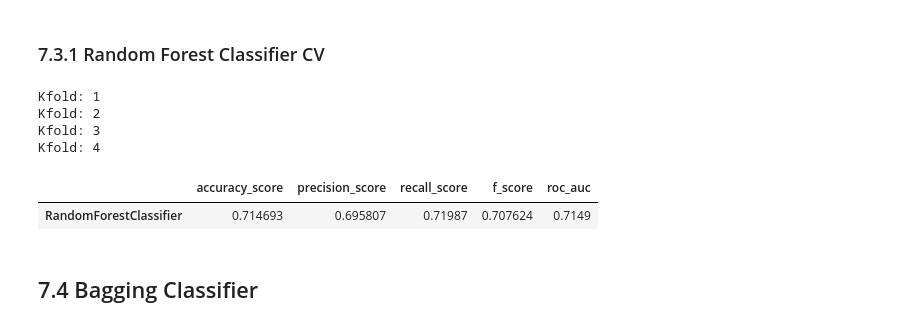
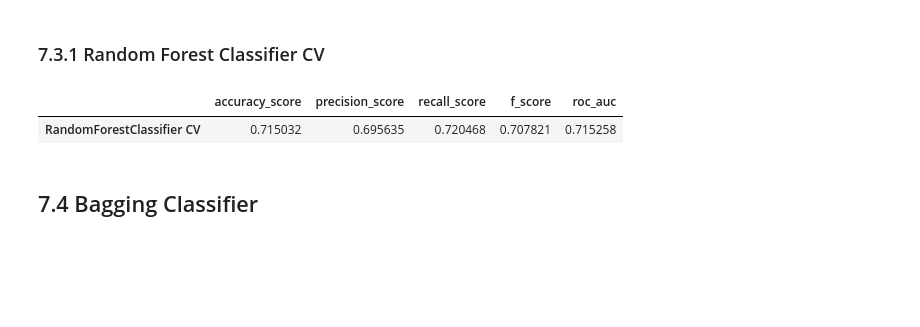
Before and after one commit to RoneyDev7/Cardio_Catch_Disease, a Jupyter notebook: 01-frn_cardio_catch_dieses.ipynb, the cells around one changed output. Saved outputs shown, nothing was run; the diff lists cells and outputs as text; code cells hidden in the pictures; blank space fills up the shorter version.

```diff
--- a/01-frn_cardio_catch_dieses.ipynb
+++ b/01-frn_cardio_catch_dieses.ipynb
@@ -39,7 +38,9 @@ df_raw.head()
 | 3 | 3 | 17623 | 2 | 169 | 82.0 | 150 | 100 | 1 | 1 | 0 | 0 | ... |
 | 4 | 4 | 17474 | 1 | 156 | 56.0 | 100 | 60 | 1 | 1 | 0 | 0 | ... |
 # %%
-def cross_valid_model(model_name, model, X, y, verbose=1, X_size = 0.75):
+
+def cross_valid_model(model_name, model, X, y, verbose=0, X_size = 0.75, drop_cols = [], normalize=False):
+    X = X.drop(drop_cols, axis=1)
     X.index, y.index = np.arange(0, len(X), 1), np.arange(0, len(X), 1)
     results = list()
     accuracy, precision, recall, f_score, roc_auc = list(), list(), list(), list(), list()
@@ -72,7 +73,7 @@ def cross_valid_model(model_name, model, X, y, verbose=1, X_size = 0.75):
     results = pd.DataFrame(results, index=[model_name])
 
 
-    return results
+    return results if normalize == False else results * 100
 # %% [markdown]
 # 1.0 DESCRIÇÃO DOS DADOS
 # %%
@@ -548,15 +543,11 @@ model_rfc_class
 # %%
 rfc_class = RandomForestClassifier(n_estimators=100, criterion = "entropy")
 
-rfc_cv = cross_valid_model(model_name = 'RandomForestClassifier', model = rfc_class, X = X, y = y, X_size=0.75)
+rfc_cv = cross_valid_model(model_name = 'RandomForestClassifier CV', model = rfc_class, X = X, y = y, X_size=0.75)
 rfc_cv
 # %% [output]
-Kfold: 1
-Kfold: 2
-Kfold: 3
-Kfold: 4
 |  | accuracy_score | precision_score | recall_score | f_score | roc_auc |
-| RandomForestClassifier | 0.714693 | 0.695807 | 0.71987 | 0.707624 | 0.7149 |
+| RandomForestClassifier CV | 0.715032 | 0.695635 | 0.720468 | 0.707821 | 0.715258 |
 # %% [markdown]
 ## 7.4 Bagging Classifier
 # %%
```
Also changed, not shown: parts of 25 cells of this notebook.
